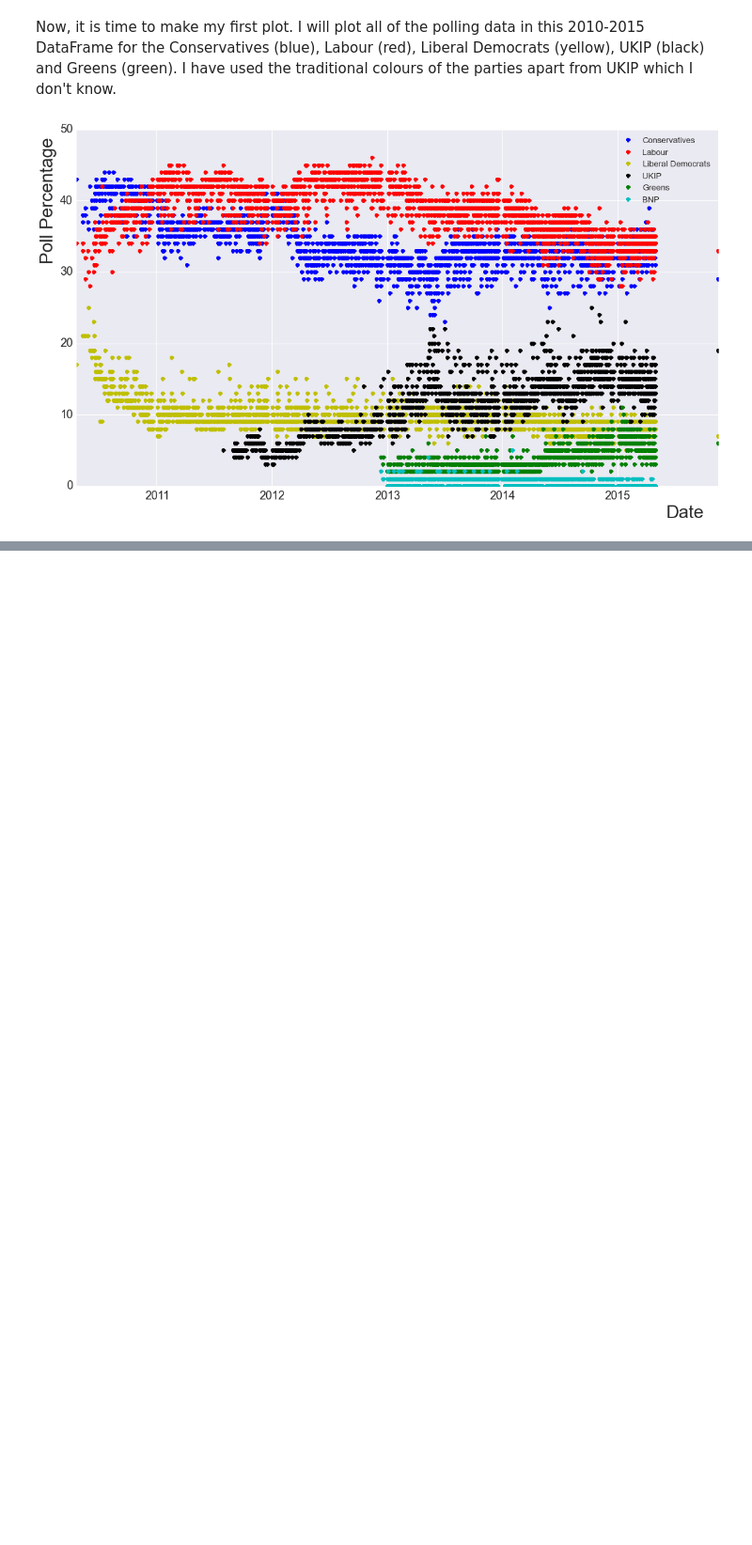
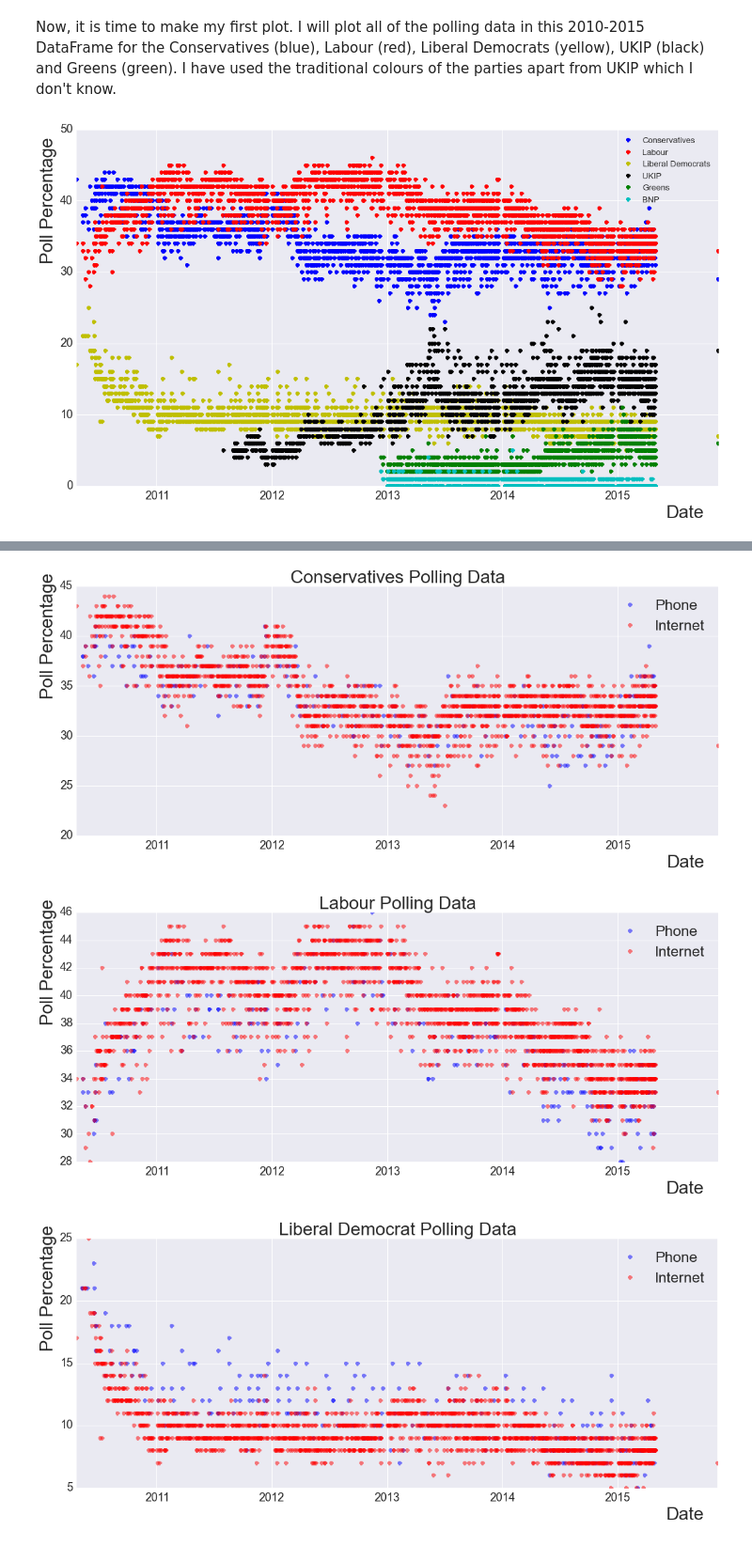
Before and after one commit to maclamont/UKElections, a Jupyter notebook: PollingData.ipynb, the cells around one changed output, grey strips where cells are left out. Shown: that part at 94% size. Drawn from its saved outputs; the diff is of its cells as text; code cells hidden in the pictures; blank space fills up the shorter version.

Commit message:
Extended the polling data analysis

```diff
--- a/PollingData.ipynb
+++ b/PollingData.ipynb
@@ -228,6 +228,7 @@ The first thing I want to do is to change the name of the "Unnamed: 3" column to
 # %%
 new_columns = df_2010_2015.columns.values
 new_columns[0] = "Date"
+new_columns[11] = "Type"
 df_2010_2015.columns = new_columns
 # %% [markdown]
 It turns out that there are some strange dates in this file.  Only 3, but they were dated as being in 1900!.  Therefore, in order to remove these spurious dates, I am parsing the DataFrame so that it only contains dates which are after 2010.
@@ -270,0 +274,60 @@ One of the questions is where the support for UKIP came from.  Is it all from th
+# %%
+fig = plt.figure(figsize=(18,7))
+
+plt.plot(df_2010_2015[df_2010_2015["Type"] == "Phone"]["Date"],df_2010_2015[df_2010_2015["Type"] == "Phone"]["Con"],'bo',alpha=0.5,label="Phone")
+plt.plot(df_2010_2015[df_2010_2015["Type"] == "Internet"]["Date"],df_2010_2015[df_2010_2015["Type"] == "Internet"]["Con"],'ro',alpha=0.5,label="Internet")
+plt.legend(fontsize=23)
+plt.xlabel("Date",fontsize=28,x=0.95,y=1)
+plt.ylabel("Poll Percentage",fontsize=28,x=0,y=0.8)
+plt.title("Conservatives Polling Data",fontsize=28)
+plt.xticks(fontsize=18)
+plt.yticks(fontsize=18)
+plt.show()
+
+fig = plt.figure(figsize=(18,7))
+plt.plot(df_2010_2015[df_2010_2015["Type"] == "Phone"]["Date"],df_2010_2015[df_2010_2015["Type"] == "Phone"]["Lab"],'bo',alpha=0.5,label="Phone")
+plt.plot(df_2010_2015[df_2010_2015["Type"] == "Internet"]["Date"],df_2010_2015[df_2010_2015["Type"] == "Internet"]["Lab"],'ro',alpha=0.5,label="Internet")
+plt.legend(fontsize=23)
+plt.xlabel("Date",fontsize=28,x=0.95,y=1)
+plt.ylabel("Poll Percentage",fontsize=28,x=0,y=0.8)
+plt.title("Labour Polling Data",fontsize=28)
+plt.xticks(fontsize=18)
+plt.yticks(fontsize=18)
+plt.show()
+
+fig = plt.figure(figsize=(18,7))
+plt.plot(df_2010_2015[df_2010_2015["Type"] == "Phone"]["Date"],df_2010_2015[df_2010_2015["Type"] == "Phone"]["LD"],'bo',alpha=0.5,label="Phone")
+plt.plot(df_2010_2015[df_2010_2015["Type"] == "Internet"]["Date"],df_2010_2015[df_2010_2015["Type"] == "Internet"]["LD"],'ro',alpha=0.5,label="Internet")
+plt.legend(fontsize=23)
+plt.xlabel("Date",fontsize=28,x=0.95,y=1)
+plt.ylabel("Poll Percentage",fontsize=28,x=0,y=0.8)
+plt.title("Liberal Democrat Polling Data",fontsize=28)
+plt.xticks(fontsize=18)
+plt.yticks(fontsize=18)
+plt.show()
+
+fig = plt.figure(figsize=(18,7))
+plt.plot(df_2010_2015[df_2010_2015["Type"] == "Phone"]["Date"],df_2010_2015[df_2010_2015["Type"] == "Phone"]["UKIP"],'bo',alpha=0.5,label="Phone")
+plt.plot(df_2010_2015[df_2010_2015["Type"] == "Internet"]["Date"],df_2010_2015[df_2010_2015["Type"] == "Internet"]["UKIP"],'ro',alpha=0.5,label="Internet")
+plt.legend(fontsize=23)
+plt.xlabel("Date",fontsize=28,x=0.95,y=1)
+plt.ylabel("Poll Percentage",fontsize=28,x=0,y=0.8)
+plt.title("UKIP Polling Data",fontsize=28)
+plt.xticks(fontsize=18)
+plt.yticks(fontsize=18)
+plt.show()
+
+fig = plt.figure(figsize=(18,7))
+plt.plot(df_2010_2015[df_2010_2015["Type"] == "Phone"]["Date"],df_2010_2015[df_2010_2015["Type"] == "Phone"]["Green"],'bo',alpha=0.5,label="Phone")
+plt.plot(df_2010_2015[df_2010_2015["Type"] == "Internet"]["Date"],df_2010_2015[df_2010_2015["Type"] == "Internet"]["Green"],'ro',alpha=0.5,label="Internet")
+plt.legend(fontsize=23)
+plt.xlabel("Date",fontsize=28,x=0.95,y=1)
+plt.ylabel("Poll Percentage",fontsize=28,x=0,y=0.8)
+plt.title("Green Polling Data",fontsize=28)
+plt.xticks(fontsize=18)
+plt.yticks(fontsize=18)
+plt.show()
+# %% [output]
+[figure, added]
+[figure, added]
+[figure, added]
```
Also changed, not shown: parts of 7 cells of this notebook.
